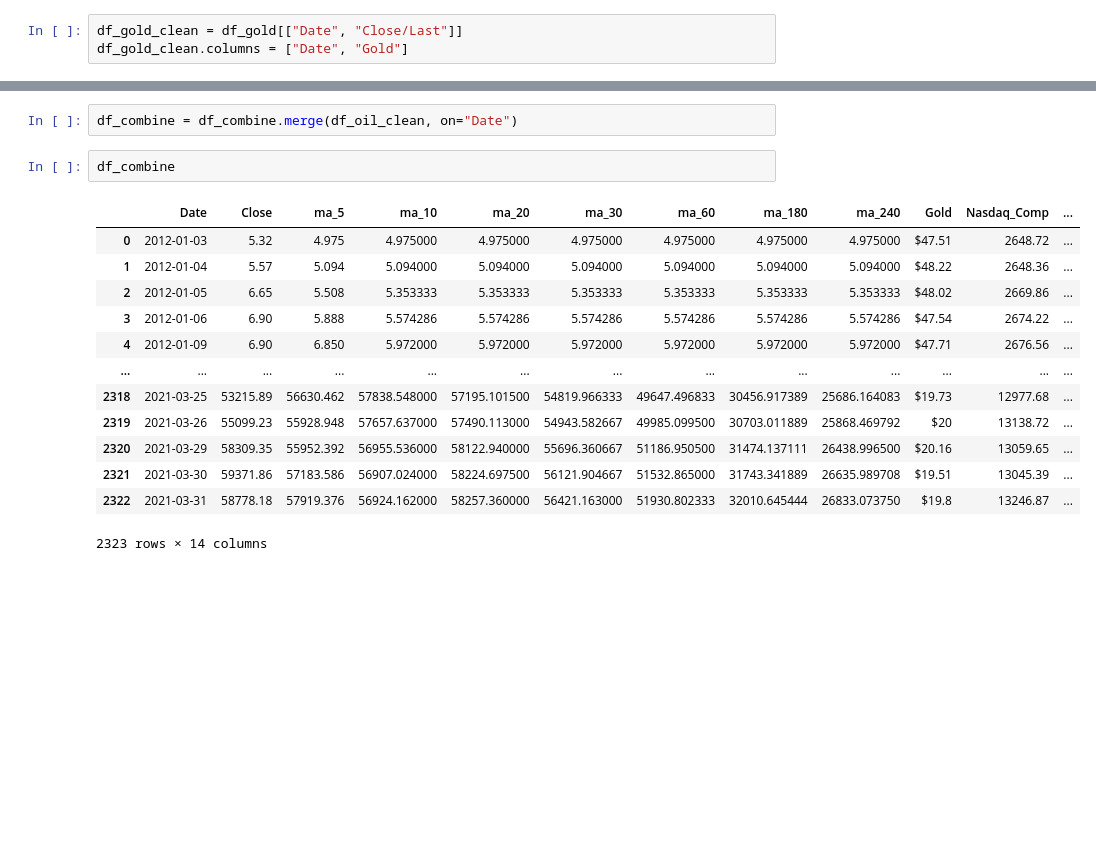
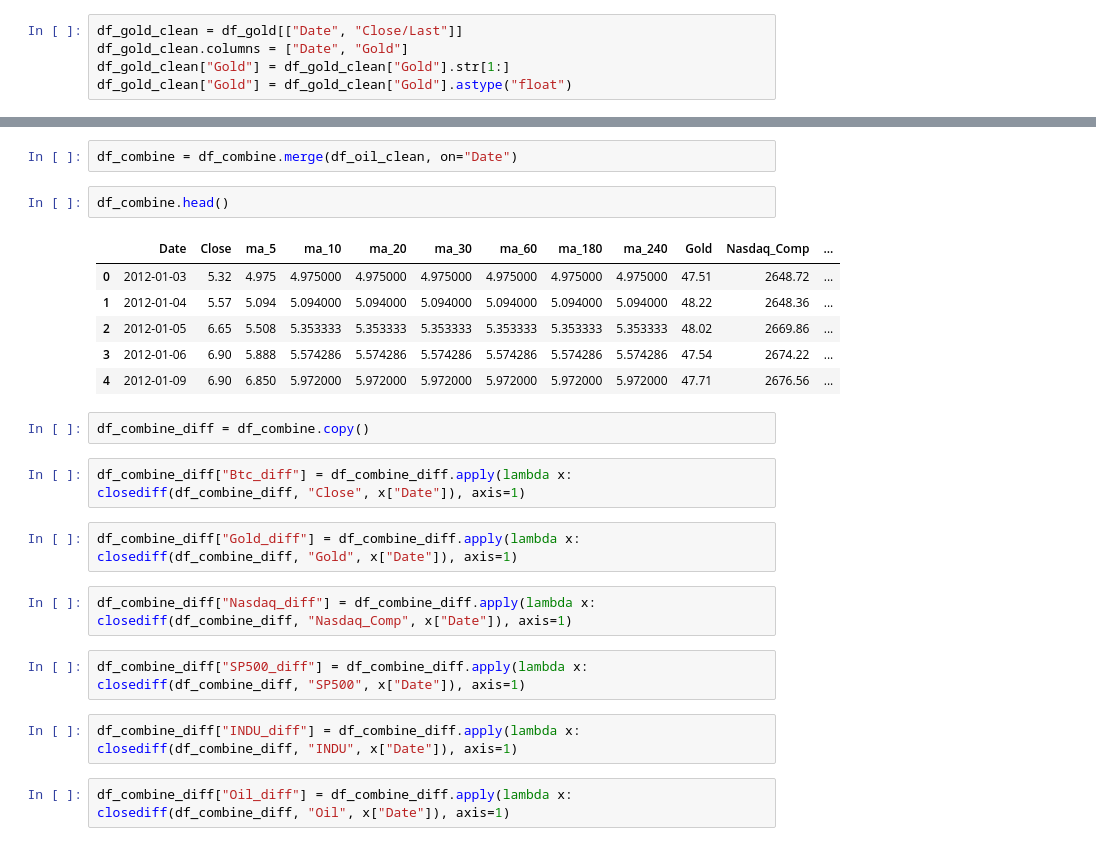
Before and after one commit to oscahui/final-project, a Jupyter notebook: BitcoinCombine.ipynb, the cells around one changed output, grey strips where cells are left out. Saved outputs shown, nothing was run; the diff lists cells and outputs as text; blank space fills up the shorter version.

```diff
--- a/BitcoinCombine.ipynb
+++ b/BitcoinCombine.ipynb
@@ -236,3 +275,5 @@ df_gold.head()
 # %%
 df_gold_clean = df_gold[["Date", "Close/Last"]]
 df_gold_clean.columns = ["Date", "Gold"]
+df_gold_clean["Gold"] = df_gold_clean["Gold"].str[1:]
+df_gold_clean["Gold"] = df_gold_clean["Gold"].astype("float")
@@ -395,18 +447,25 @@ df_oil_clean.head()
 # %%
 df_combine = df_combine.merge(df_oil_clean, on="Date")
 # %%
-df_combine
+df_combine.head()
 # %% [output]
 |  | Date | Close | ma_5 | ma_10 | ma_20 | ma_30 | ma_60 | ma_180 | ma_240 | Gold | Nasdaq_Comp | ... |
-| 0 | 2012-01-03 | 5.32 | 4.975 | 4.975000 | 4.975000 | 4.975000 | 4.975000 | 4.975000 | 4.975000 | $47.51 | 2648.72 | ... |
-| 1 | 2012-01-04 | 5.57 | 5.094 | 5.094000 | 5.094000 | 5.094000 | 5.094000 | 5.094000 | 5.094000 | $48.22 | 2648.36 | ... |
-| 2 | 2012-01-05 | 6.65 | 5.508 | 5.353333 | 5.353333 | 5.353333 | 5.353333 | 5.353333 | 5.353333 | $48.02 | 2669.86 | ... |
-| 3 | 2012-01-06 | 6.90 | 5.888 | 5.574286 | 5.574286 | 5.574286 | 5.574286 | 5.574286 | 5.574286 | $47.54 | 2674.22 | ... |
-| 4 | 2012-01-09 | 6.90 | 6.850 | 5.972000 | 5.972000 | 5.972000 | 5.972000 | 5.972000 | 5.972000 | $47.71 | 2676.56 | ... |
-| ... | ... | ... | ... | ... | ... | ... | ... | ... | ... | ... | ... | ... |
-| 2318 | 2021-03-25 | 53215.89 | 56630.462 | 57838.548000 | 57195.101500 | 54819.966333 | 49647.496833 | 30456.917389 | 25686.164083 | $19.73 | 12977.68 | ... |
-| 2319 | 2021-03-26 | 55099.23 | 55928.948 | 57657.637000 | 57490.113000 | 54943.582667 | 49985.099500 | 30703.011889 | 25868.469792 | $20 | 13138.72 | ... |
-| 2320 | 2021-03-29 | 58309.35 | 55952.392 | 56955.536000 | 58122.940000 | 55696.360667 | 51186.950500 | 31474.137111 | 26438.996500 | $20.16 | 13059.65 | ... |
-| 2321 | 2021-03-30 | 59371.86 | 57183.586 | 56907.024000 | 58224.697500 | 56121.904667 | 51532.865000 | 31743.341889 | 26635.989708 | $19.51 | 13045.39 | ... |
-| 2322 | 2021-03-31 | 58778.18 | 57919.376 | 56924.162000 | 58257.360000 | 56421.163000 | 51930.802333 | 32010.645444 | 26833.073750 | $19.8 | 13246.87 | ... |
+| 0 | 2012-01-03 | 5.32 | 4.975 | 4.975000 | 4.975000 | 4.975000 | 4.975000 | 4.975000 | 4.975000 | 47.51 | 2648.72 | ... |
+| 1 | 2012-01-04 | 5.57 | 5.094 | 5.094000 | 5.094000 | 5.094000 | 5.094000 | 5.094000 | 5.094000 | 48.22 | 2648.36 | ... |
+| 2 | 2012-01-05 | 6.65 | 5.508 | 5.353333 | 5.353333 | 5.353333 | 5.353333 | 5.353333 | 5.353333 | 48.02 | 2669.86 | ... |
+| 3 | 2012-01-06 | 6.90 | 5.888 | 5.574286 | 5.574286 | 5.574286 | 5.574286 | 5.574286 | 5.574286 | 47.54 | 2674.22 | ... |
+| 4 | 2012-01-09 | 6.90 | 6.850 | 5.972000 | 5.972000 | 5.972000 | 5.972000 | 5.972000 | 5.972000 | 47.71 | 2676.56 | ... |
-2323 rows × 14 columns
+# %%
+df_combine_diff = df_combine.copy()
+# %%
+df_combine_diff["Btc_diff"] = df_combine_diff.apply(lambda x: closediff(df_combine_diff, "Close", x["Date"]), axis=1)
+# %%
+df_combine_diff["Gold_diff"] = df_combine_diff.apply(lambda x: closediff(df_combine_diff, "Gold", x["Date"]), axis=1)
+# %%
+df_combine_diff["Nasdaq_diff"] = df_combine_diff.apply(lambda x: closediff(df_combine_diff, "Nasdaq_Comp", x["Date"]), axis=1)
+# %%
+df_combine_diff["SP500_diff"] = df_combine_diff.apply(lambda x: closediff(df_combine_diff, "SP500", x["Date"]), axis=1)
+# %%
+df_combine_diff["INDU_diff"] = df_combine_diff.apply(lambda x: closediff(df_combine_diff, "INDU", x["Date"]), axis=1)
+# %%
+df_combine_diff["Oil_diff"] = df_combine_diff.apply(lambda x: closediff(df_combine_diff, "Oil", x["Date"]), axis=1)
```
Also changed, not shown: parts of 19 cells of this notebook, 2 other files.
